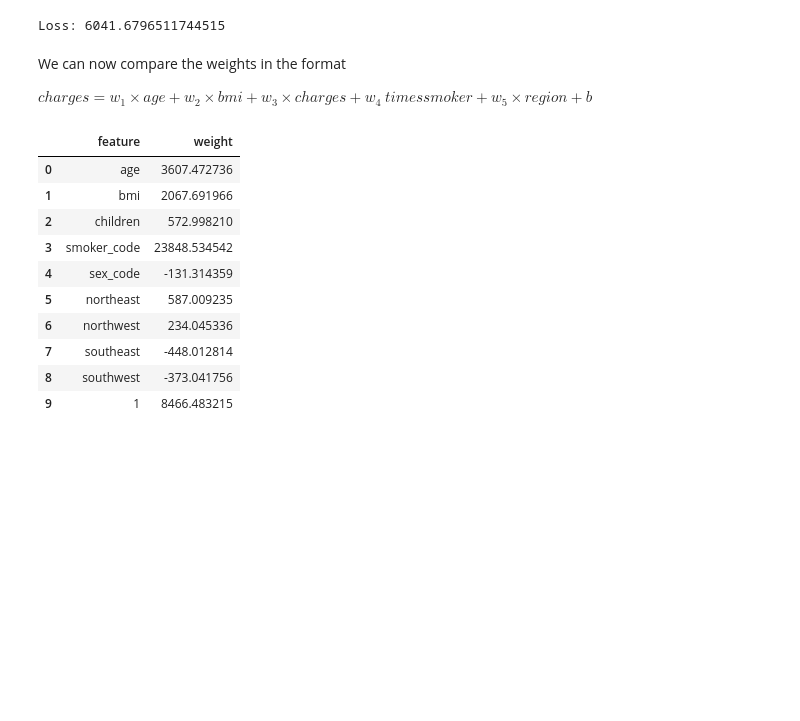
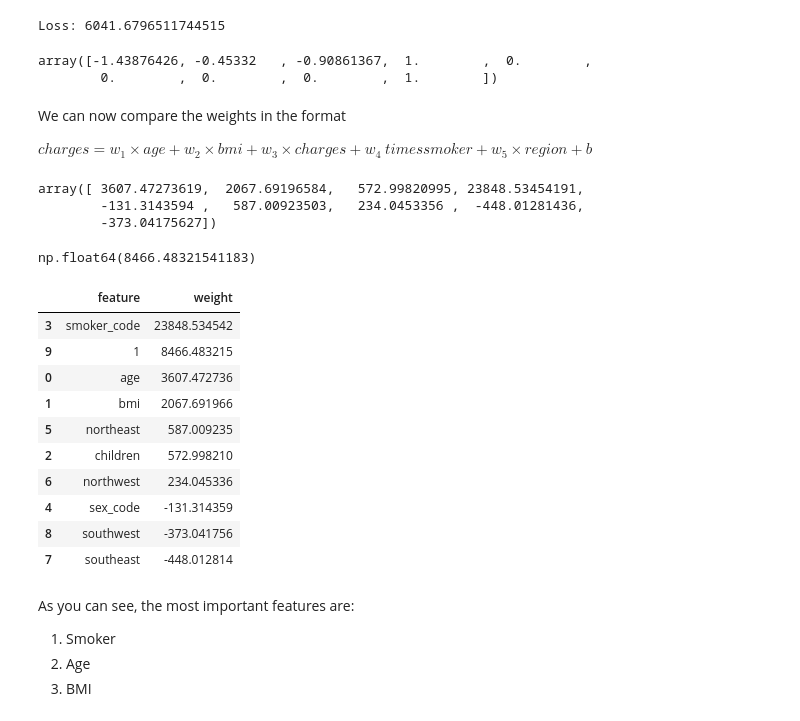
Before and after one commit to Musawer-Afzal/ML-with-Scikit-Learn-in-Python, a Jupyter notebook: 01_linear_regression_scikit_learn.ipynb, the cells around one changed output. Drawn from its saved outputs; the diff is of its cells as text; code cells hidden in the pictures; blank space fills up the shorter version.

```diff
--- a/01_linear_regression_scikit_learn.ipynb
+++ b/01_linear_regression_scikit_learn.ipynb
@@ -961,26 +961,47 @@ loss = rmse(targets, predictions)
 print(f"Loss: {loss}")
 # %% [output]
 Loss: 6041.6796511744515
+# %%
+inputs[0]
+# %% [output]
+array([-1.43876426, -0.45332   , -0.90861367,  1.        ,  0.        ,
+        0.        ,  0.        ,  0.        ,  1.        ])
 # %% [markdown]
 We can now compare the weights in the format
 
 $charges = w_1 \times age + w_2 \times bmi + w_3 \times charges + w_4 \ times smoker + w_5 \times region + b$
+# %%
+model.coef_
+# %% [output]
+array([ 3607.47273619,  2067.69196584,   572.99820995, 23848.53454191,
+        -131.3143594 ,   587.00923503,   234.0453356 ,  -448.01281436,
+        -373.04175627])
+# %%
+model.intercept_
+# %% [output]
+np.float64(8466.48321541183)
 # %%
 weights_df = pd.DataFrame({
     'feature': np.append(numeric_cols + cat_cols, 1),
     'weight': np.append(model.coef_, model.intercept_)
 })
 
-weights_df
+weights_df.sort_values('weight', ascending = False)
 # %% [output]
 |  | feature | weight |
+| 3 | smoker_code | 23848.534542 |
+| 9 | 1 | 8466.483215 |
 | 0 | age | 3607.472736 |
 | 1 | bmi | 2067.691966 |
+| 5 | northeast | 587.009235 |
 | 2 | children | 572.998210 |
-| 3 | smoker_code | 23848.534542 |
+| 6 | northwest | 234.045336 |
 | 4 | sex_code | -131.314359 |
-| 5 | northeast | 587.009235 |
-| 6 | northwest | 234.045336 |
+| 8 | southwest | -373.041756 |
 | 7 | southeast | -448.012814 |
-| 8 | southwest | -373.041756 |
-| 9 | 1 | 8466.483215 |
+# %% [markdown]
+As you can see, the most important features are:
+
+1. Smoker
+2. Age
+3. BMI
```
Also changed, not shown: parts of 3 cells of this notebook.
